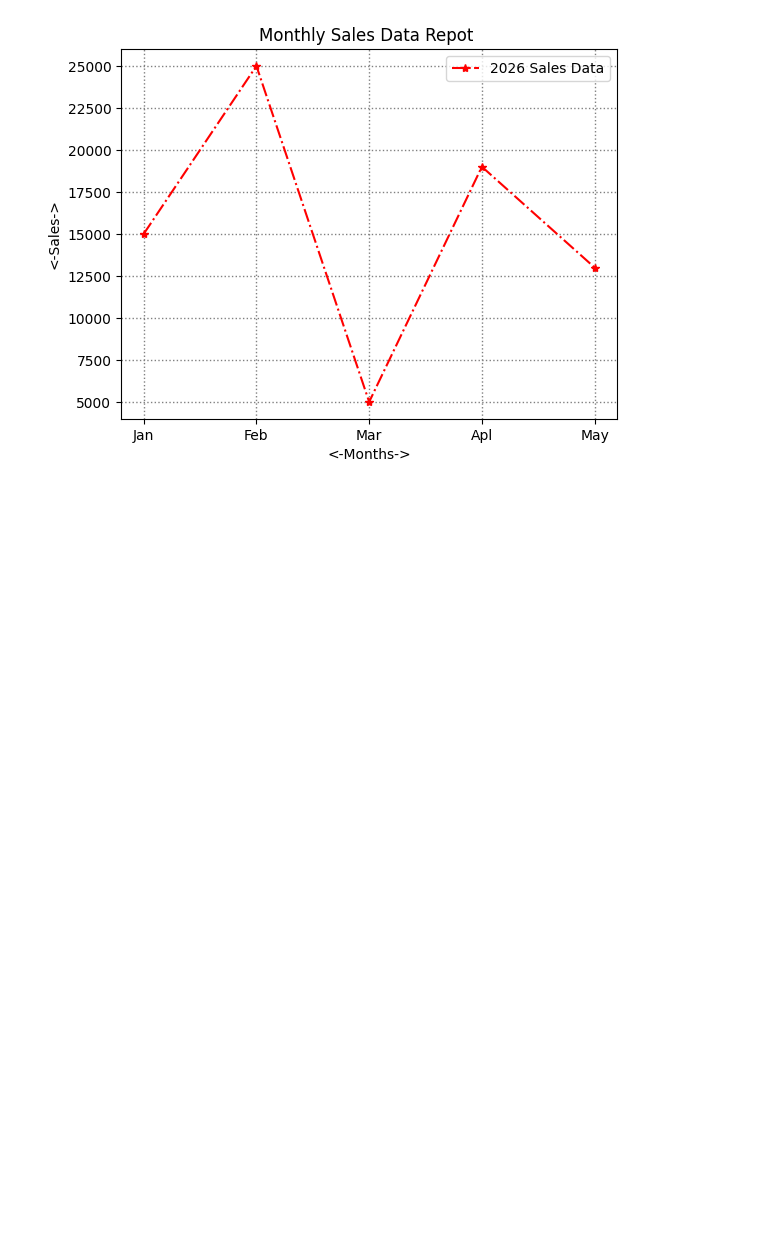
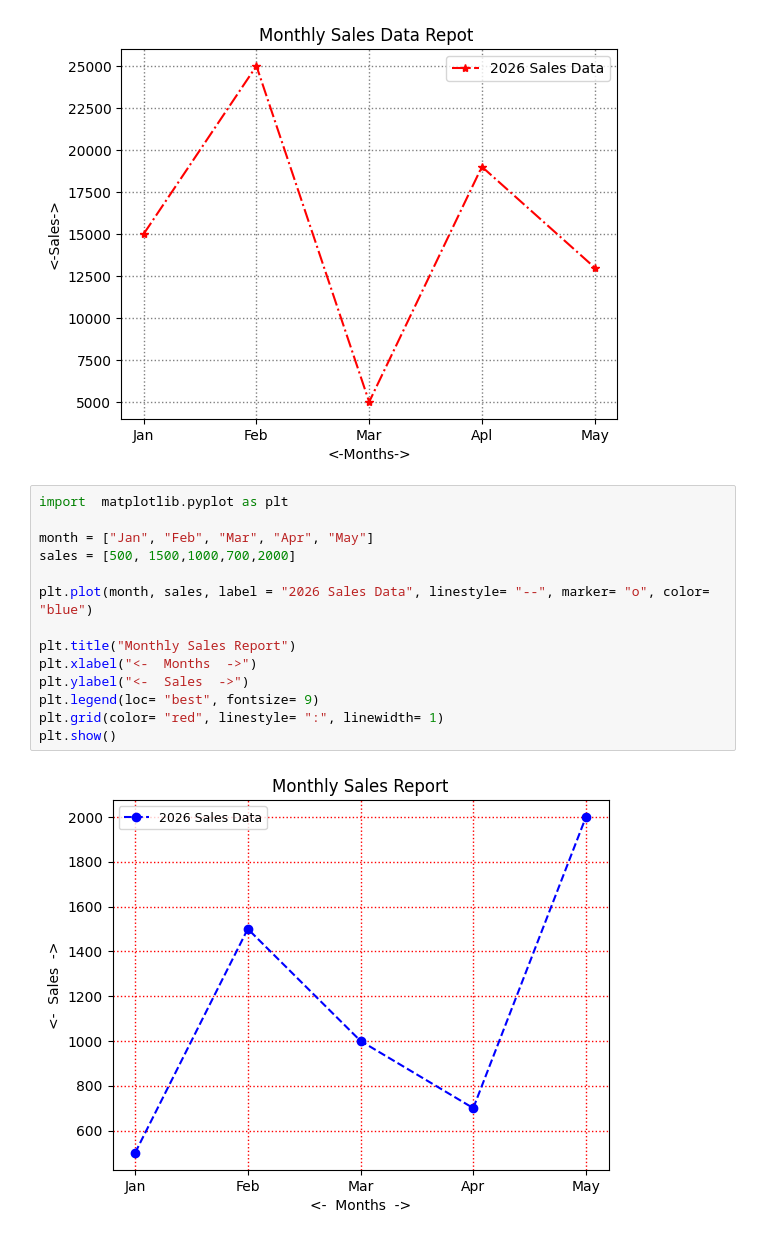
Before and after one commit to rahul-gitt/AL-ML-JOURNEY, a Jupyter notebook: Matplotlib/3plot_func.ipynb, the cells around one changed output. Cells and saved outputs as stored; diff of their text form; blank space fills up the shorter version.

```diff
--- a/Matplotlib/3plot_func.ipynb
+++ b/Matplotlib/3plot_func.ipynb
@@ -15,3 +15,19 @@ plt.grid(color= "gray", linestyle= ":", linewidth= 1)
 plt.show()
 # %% [output]
 [figure]
+# %%
+import  matplotlib.pyplot as plt
+
+month = ["Jan", "Feb", "Mar", "Apr", "May"]
+sales = [500, 1500,1000,700,2000]
+
+plt.plot(month, sales, label = "2026 Sales Data", linestyle= "--", marker= "o", color= "blue")
+
+plt.title("Monthly Sales Report")
+plt.xlabel("<-  Months  ->")
+plt.ylabel("<-  Sales  ->")
+plt.legend(loc= "best", fontsize= 9)
+plt.grid(color= "red", linestyle= ":", linewidth= 1)
+plt.show()
+# %% [output]
+[figure, added]
```
